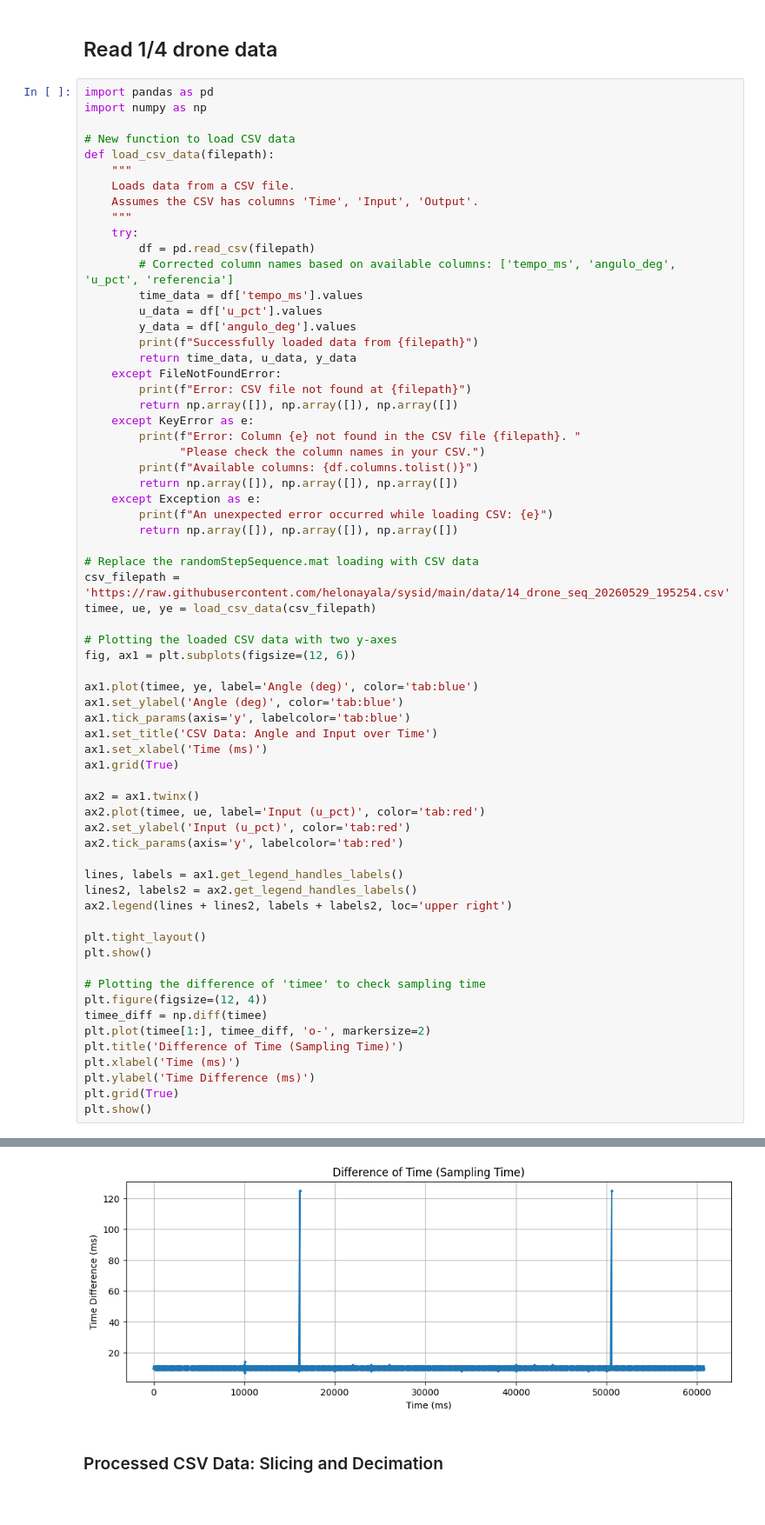
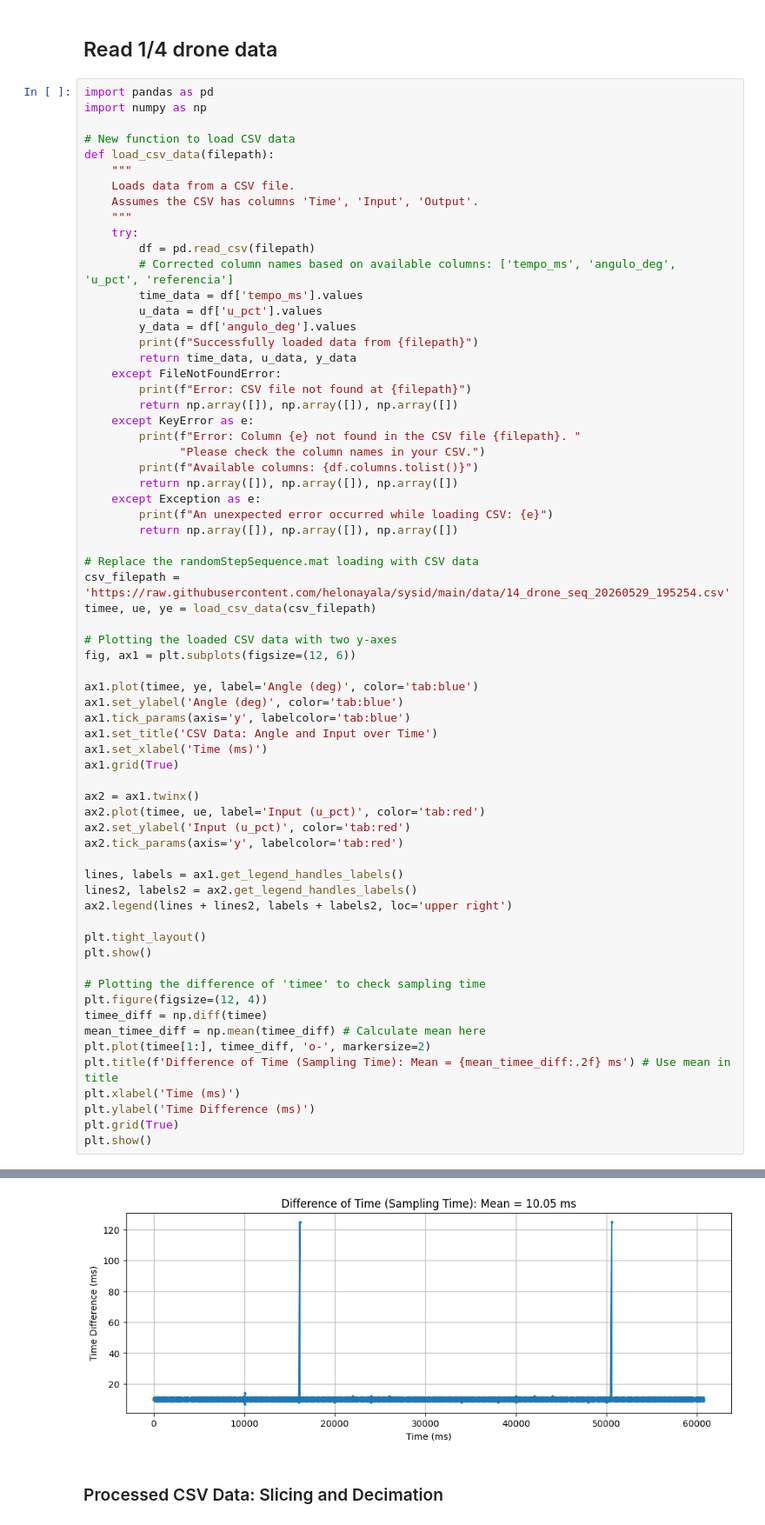
Before and after one commit to helonayala/sysid, a Jupyter notebook: narmax_example_drone.ipynb, the cells around one changed output, grey strips where cells are left out. Shown at 87% size. Drawn from its saved outputs; the diff is of its cells as text.

```diff
--- a/narmax_example_drone.ipynb
+++ b/narmax_example_drone.ipynb
@@ -489,35 +489,36 @@ fig, ax1 = plt.subplots(figsize=(12, 6))
 ax1.plot(timee, ye, label='Angle (deg)', color='tab:blue')
 ax1.set_ylabel('Angle (deg)', color='tab:blue')
 ax1.tick_params(axis='y', labelcolor='tab:blue')
 ax1.set_title('CSV Data: Angle and Input over Time')
 ax1.set_xlabel('Time (ms)')
 ax1.grid(True)
 
 ax2 = ax1.twinx()
 ax2.plot(timee, ue, label='Input (u_pct)', color='tab:red')
 ax2.set_ylabel('Input (u_pct)', color='tab:red')
 ax2.tick_params(axis='y', labelcolor='tab:red')
 
 lines, labels = ax1.get_legend_handles_labels()
 lines2, labels2 = ax2.get_legend_handles_labels()
 ax2.legend(lines + lines2, labels + labels2, loc='upper right')
 
 plt.tight_layout()
 plt.show()
 
 # Plotting the difference of 'timee' to check sampling time
 plt.figure(figsize=(12, 4))
 timee_diff = np.diff(timee)
+mean_timee_diff = np.mean(timee_diff) # Calculate mean here
 plt.plot(timee[1:], timee_diff, 'o-', markersize=2)
-plt.title('Difference of Time (Sampling Time)')
+plt.title(f'Difference of Time (Sampling Time): Mean = {mean_timee_diff:.2f} ms') # Use mean in title
 plt.xlabel('Time (ms)')
 plt.ylabel('Time Difference (ms)')
 plt.grid(True)
 plt.show()
 # %% [output]
 Successfully loaded data from https://raw.githubusercontent.com/helonayala/sysid/main/data/14_drone_seq_20260529_195254.csv
 [figure]
-[figure, old version]
+[figure, new version]
 # %% [markdown]
 ### Processed CSV Data: Slicing and Decimation
 # %%
```
Also changed, not shown: parts of 4 cells of this notebook.
